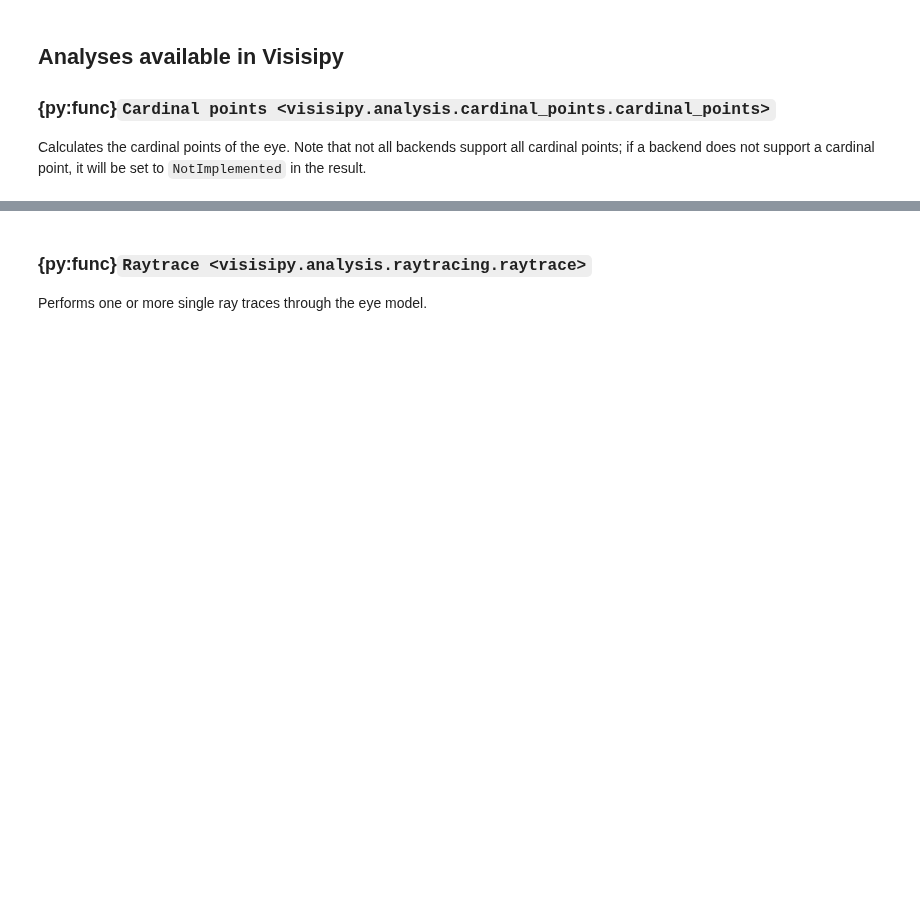
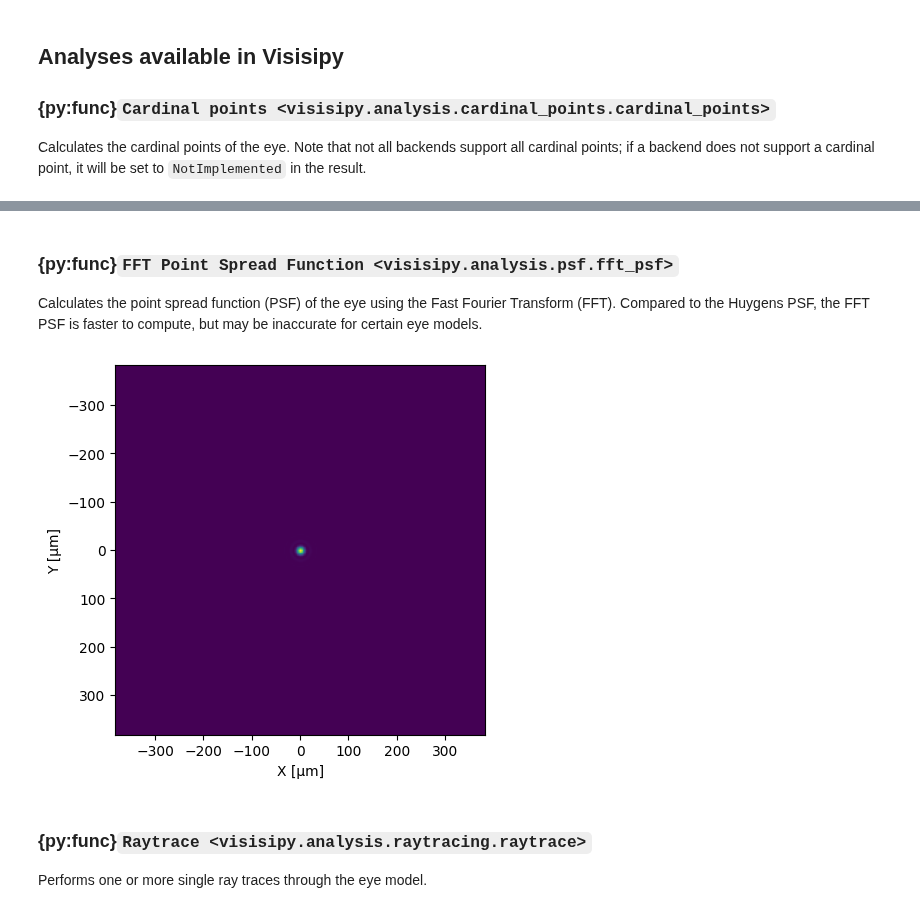
Before and after one commit to MREYE-LUMC/visisipy, a Jupyter notebook: docs/user_guide/analyses.ipynb, the cells around one changed output, grey strips where cells are left out. Cells and saved outputs as stored; diff of their text form; code cells hidden in the pictures; blank space fills up the shorter version.

```diff
--- a/docs/user_guide/analyses.ipynb
+++ b/docs/user_guide/analyses.ipynb
@@ -61,3 +63,18 @@ OptilandCardinalPointsResult(focal_lengths=CardinalPoints(object=np.float64(-16.
+# %% [markdown]
+### {py:func}`FFT Point Spread Function <visisipy.analysis.psf.fft_psf>`
+
+Calculates the point spread function (PSF) of the eye using the Fast Fourier Transform (FFT).
+Compared to the Huygens PSF, the FFT PSF is faster to compute, but may be inaccurate for certain eye models.
+# %%
+fft_psf = visisipy.analysis.fft_psf(field_coordinate=(0, 0))
+
+plt.imshow(
+    fft_psf, extent=(fft_psf.columns[0], fft_psf.columns[-1], fft_psf.index[-1], fft_psf.index[0]), origin="lower"
+)
+plt.xlabel("X [μm]")
+plt.ylabel("Y [μm]");
+# %% [output]
+[figure, added]
 # %% [markdown]
 ### {py:func}`Raytrace <visisipy.analysis.raytracing.raytrace>`
 
```
Also changed, not shown: parts of 6 cells of this notebook, 1 other file.
